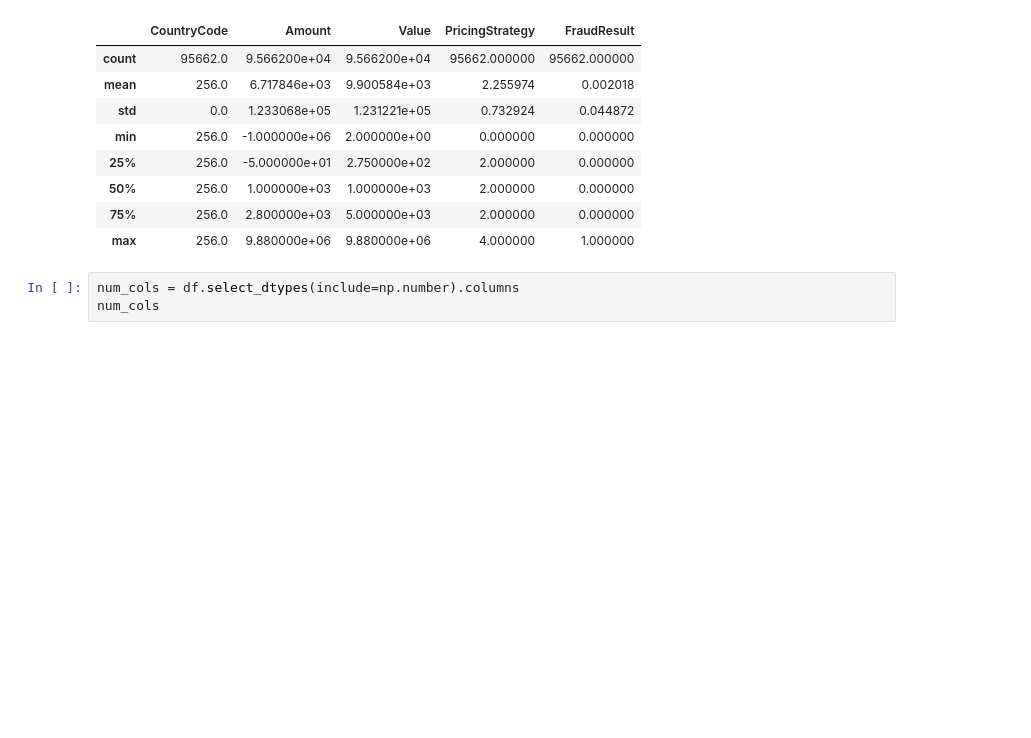
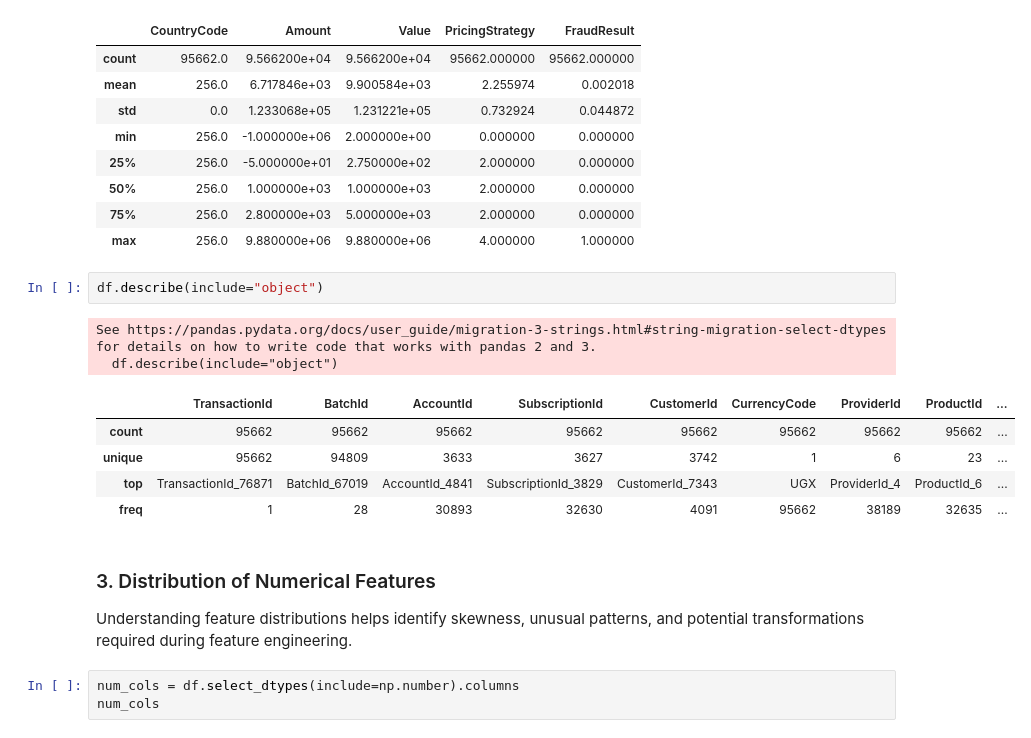
Before and after one commit to arsema-s/credit-risk-model, a Jupyter notebook: notebooks/eda.ipynb, the cells around one changed output. Cells and saved outputs as stored; diff of their text form; blank space fills up the shorter version.

```diff
--- a/notebooks/eda.ipynb
+++ b/notebooks/eda.ipynb
@@ -54,6 +187,20 @@ df.describe()
 | 50% | 256.0 | 1.000000e+03 | 1.000000e+03 | 2.000000 | 0.000000 |
 | 75% | 256.0 | 2.800000e+03 | 5.000000e+03 | 2.000000 | 0.000000 |
 | max | 256.0 | 9.880000e+06 | 9.880000e+06 | 4.000000 | 1.000000 |
+# %%
+df.describe(include="object")
+# %% [output]
+See https://pandas.pydata.org/docs/user_guide/migration-3-strings.html#string-migration-select-dtypes for details on how to write code that works with pandas 2 and 3.
+  df.describe(include="object")
+|  | TransactionId | BatchId | AccountId | SubscriptionId | CustomerId | CurrencyCode | ProviderId | ProductId | ... |
+| count | 95662 | 95662 | 95662 | 95662 | 95662 | 95662 | 95662 | 95662 | ... |
+| unique | 95662 | 94809 | 3633 | 3627 | 3742 | 1 | 6 | 23 | ... |
+| top | TransactionId_76871 | BatchId_67019 | AccountId_4841 | SubscriptionId_3829 | CustomerId_7343 | UGX | ProviderId_4 | ProductId_6 | ... |
+| freq | 1 | 28 | 30893 | 32630 | 4091 | 95662 | 38189 | 32635 | ... |
+# %% [markdown]
+### 3. Distribution of Numerical Features
+
+Understanding feature distributions helps identify skewness, unusual patterns, and potential transformations required during feature engineering.
 # %%
 num_cols = df.select_dtypes(include=np.number).columns
 num_cols
```
Also changed, not shown: parts of 28 cells of this notebook.
